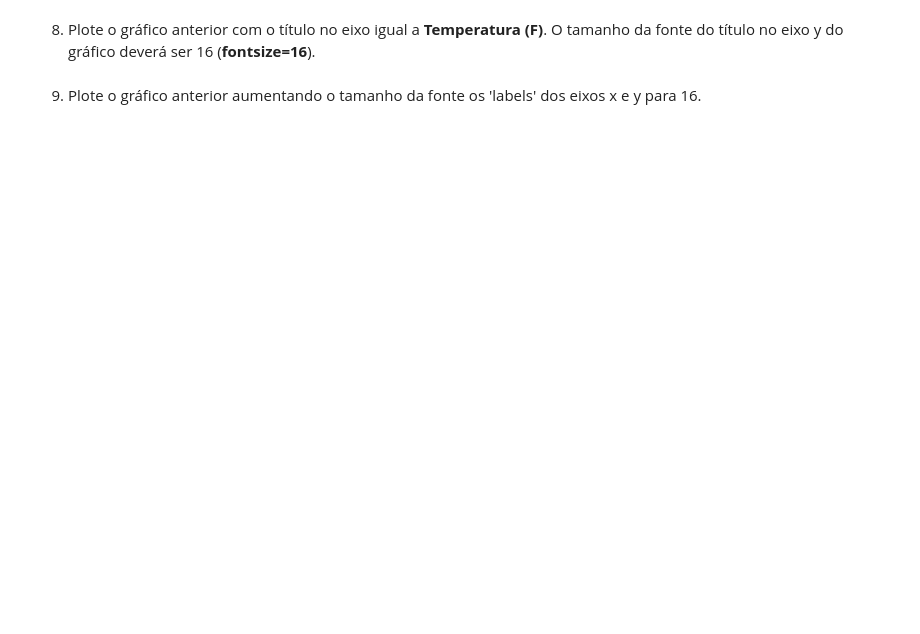
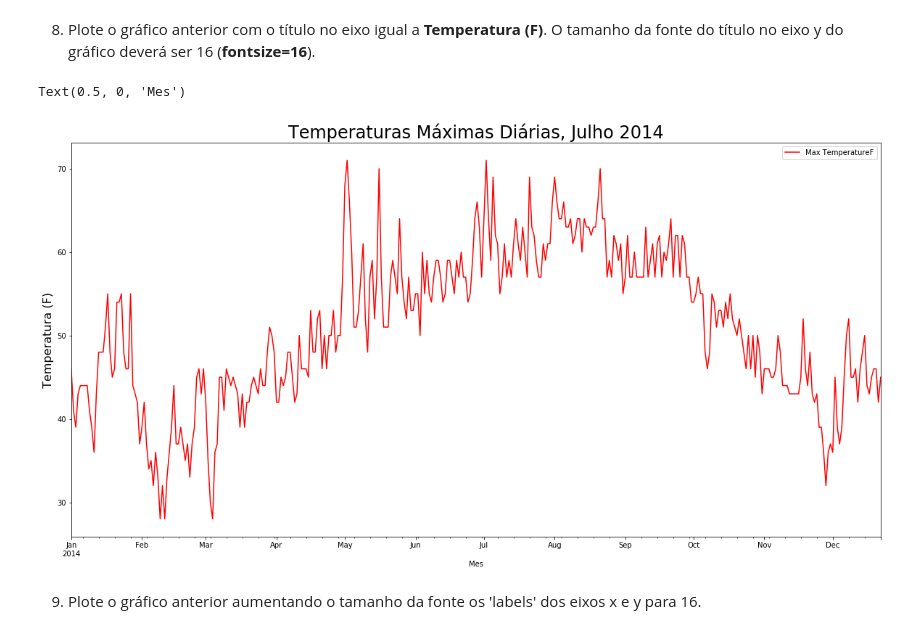
Before and after one commit to swatboss93/ciencia-de-dados, a Jupyter notebook: exercicios/aula 04/aula-4-maos-na-massa-4.ipynb, the cells around one changed output. Cells and saved outputs as stored; diff of their text form; code cells hidden in the pictures; blank space fills up the shorter version.

```diff
--- a/exercicios/aula 04/aula-4-maos-na-massa-4.ipynb
+++ b/exercicios/aula 04/aula-4-maos-na-massa-4.ipynb
@@ -17,4 +85,12 @@
 # %% [markdown]
 8. Plote o gráfico anterior com o título no eixo igual a **Temperatura (F)**. O tamanho da fonte do título no eixo y do gráfico deverá ser 16 (**fontsize=16**).
+# %%
+sitkas.plot(kind='line', x='AKST', y='Max TemperatureF', color='red', figsize=[20,10])
+plt.title('Temperaturas Máximas Diárias, Julho 2014', fontsize=24)
+plt.ylabel('Temperatura (F)', fontsize=16)
+plt.xlabel('Mes')
+# %% [output]
+Text(0.5, 0, 'Mes')
+[figure, added]
 # %% [markdown]
 9. Plote o gráfico anterior aumentando o tamanho da fonte os 'labels' dos eixos x e y para 16.
```
Also changed, not shown: parts of 16 cells of this notebook, 1 other file.
